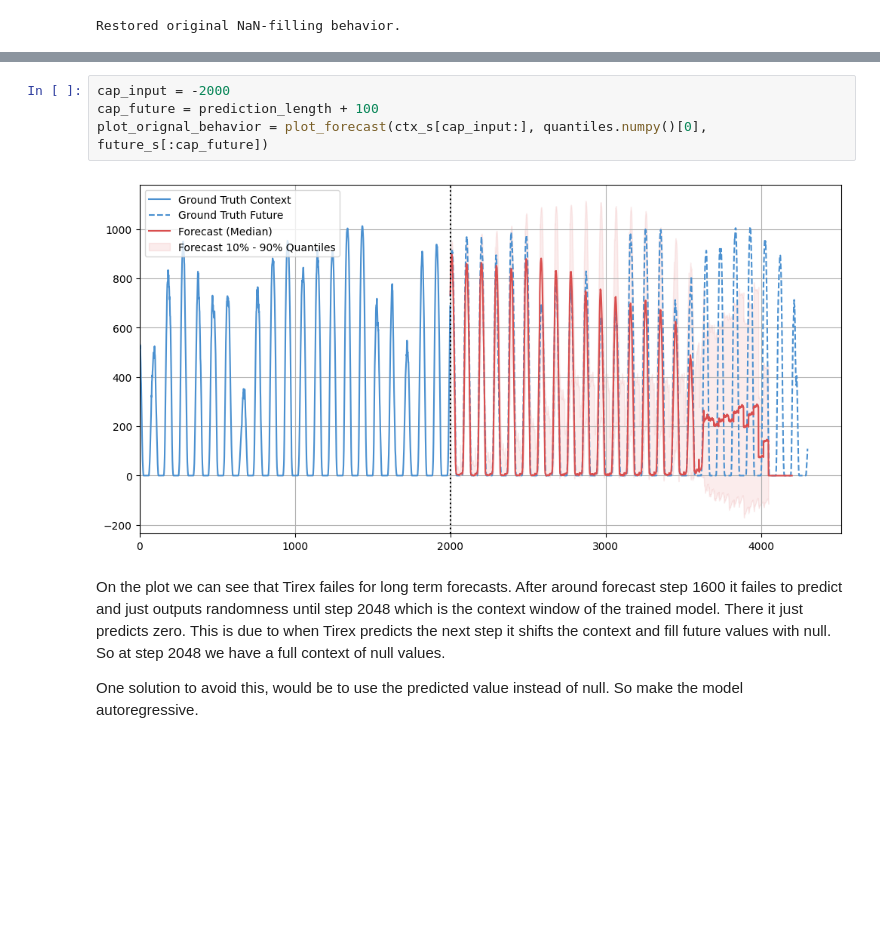
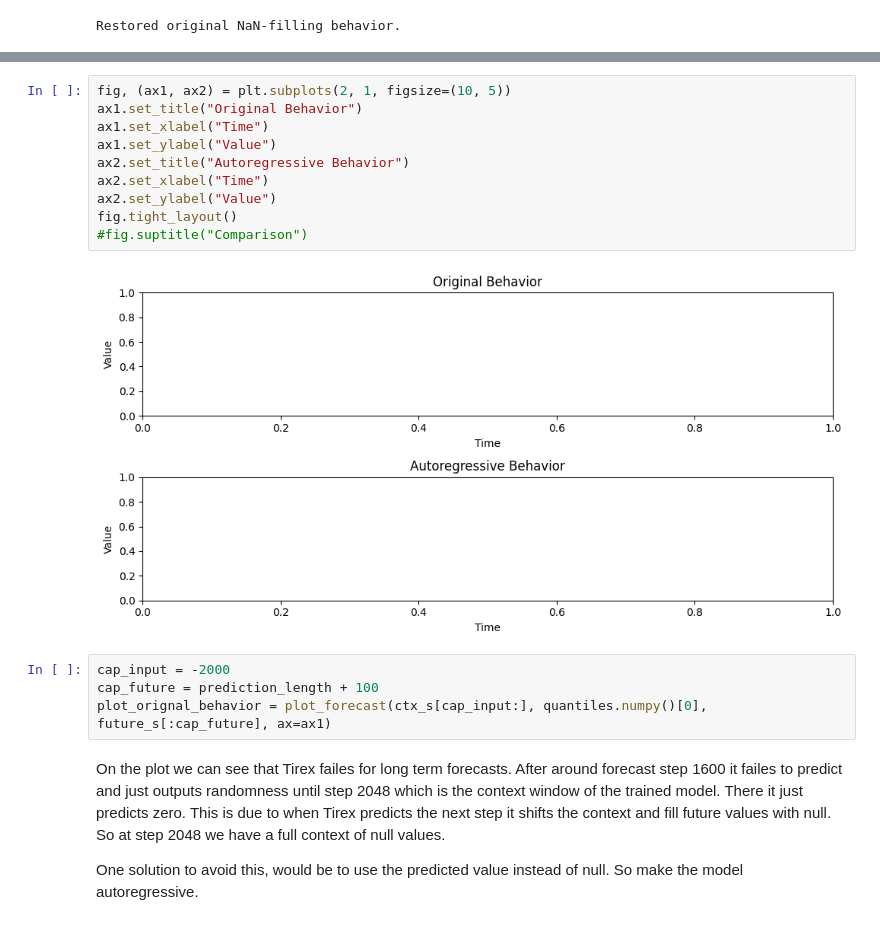
Before and after one commit to Richi0D/tirex_loss, a Jupyter notebook: notebooks/tirex_autoregressive.ipynb, the cells around one changed output, grey strips where cells are left out. Cells and saved outputs as stored; diff of their text form; blank space fills up the shorter version.

```diff
--- a/notebooks/tirex_autoregressive.ipynb
+++ b/notebooks/tirex_autoregressive.ipynb
@@ -117,10 +117,20 @@ array([[0.21181818, 0.35045455, 0.40772727, 0.455     , 0.53227273,
 [figure]
+# %%
+fig, (ax1, ax2) = plt.subplots(2, 1, figsize=(10, 5))
+ax1.set_title("Original Behavior")
+ax1.set_xlabel("Time")
+ax1.set_ylabel("Value")
+ax2.set_title("Autoregressive Behavior")
+ax2.set_xlabel("Time")
+ax2.set_ylabel("Value")
+fig.tight_layout()
+#fig.suptitle("Comparison")
+# %% [output]
+[figure, added]
 # %%
 cap_input = -2000
 cap_future = prediction_length + 100
-plot_orignal_behavior = plot_forecast(ctx_s[cap_input:], quantiles.numpy()[0], future_s[:cap_future])
+plot_orignal_behavior = plot_forecast(ctx_s[cap_input:], quantiles.numpy()[0], future_s[:cap_future], ax=ax1)
-# %% [output]
-[figure, removed]
 # %% [markdown]
 On the plot we can see that Tirex failes for long term forecasts. After around forecast step 1600 it failes to predict and just outputs randomness until step 2048 which is the context window of the trained model. There it just predicts zero. This is due to when Tirex predicts the next step it shifts the context and fill future values with null. So at step 2048 we have a full context of null values.
 
```
Also changed, not shown: parts of 11 cells of this notebook, 5 other files.
